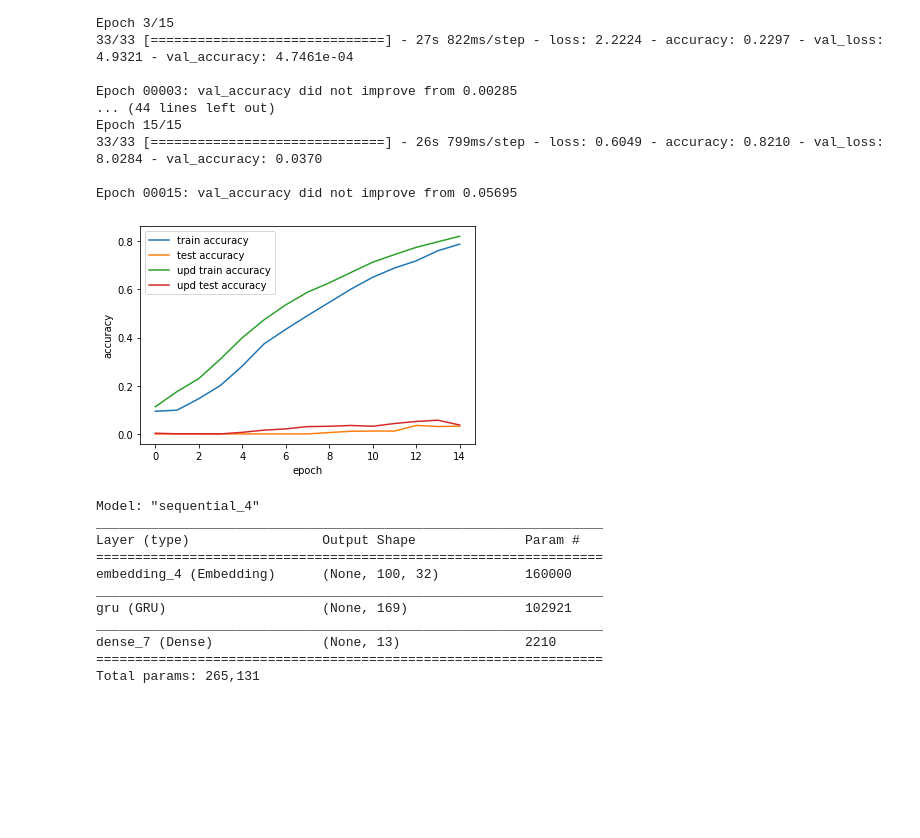
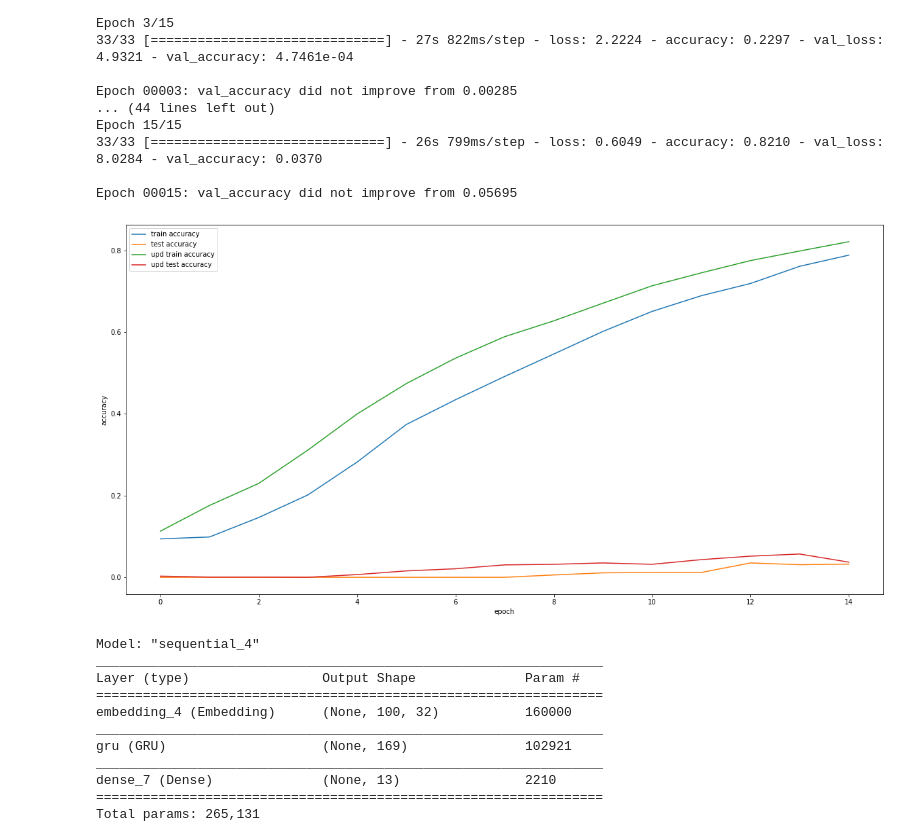
Before and after one commit to winkey1rd/Text-Data-analysis, a Jupyter notebook: TextDataAnalysis.ipynb, the cells around one changed output. Drawn from its saved outputs; the diff is of its cells as text; code cells hidden in the pictures; blank space fills up the shorter version.

```diff
--- a/TextDataAnalysis.ipynb
+++ b/TextDataAnalysis.ipynb
@@ -364,6 +328,7 @@ plt.plot(upd_history_cnn.history['val_accuracy'],
          label='upd test accuracy')
 plt.xlabel('epoch')
 plt.ylabel('accuracy')
+plt.rcParams["figure.figsize"] = (20,10)
 plt.legend()
 plt.show()
 # %% [output]
@@ -458,18 +423,19 @@ Epoch 00015: val_accuracy did not improve from 0.05695
 # %%
 plt.plot(history_lstm.history['accuracy'],
          label='train accuracy')
 plt.plot(history_lstm.history['val_accuracy'],
          label='test accuracy')
 plt.plot(upd_history_lstm.history['accuracy'],
          label='upd train accuracy')
 plt.plot(upd_history_lstm.history['val_accuracy'],
          label='upd test accuracy')
 plt.xlabel('epoch')
 plt.ylabel('accuracy')
+plt.rcParams["figure.figsize"] = (20,10)
 plt.legend()
 plt.show()
 # %% [output]
-[figure, old version]
+[figure, new version]
 # %%
 model_gru = Sequential()
 model_gru.add(Embedding(num_words, 32, input_length=max_text_len))
```
Also changed, not shown: parts of 11 cells of this notebook.
